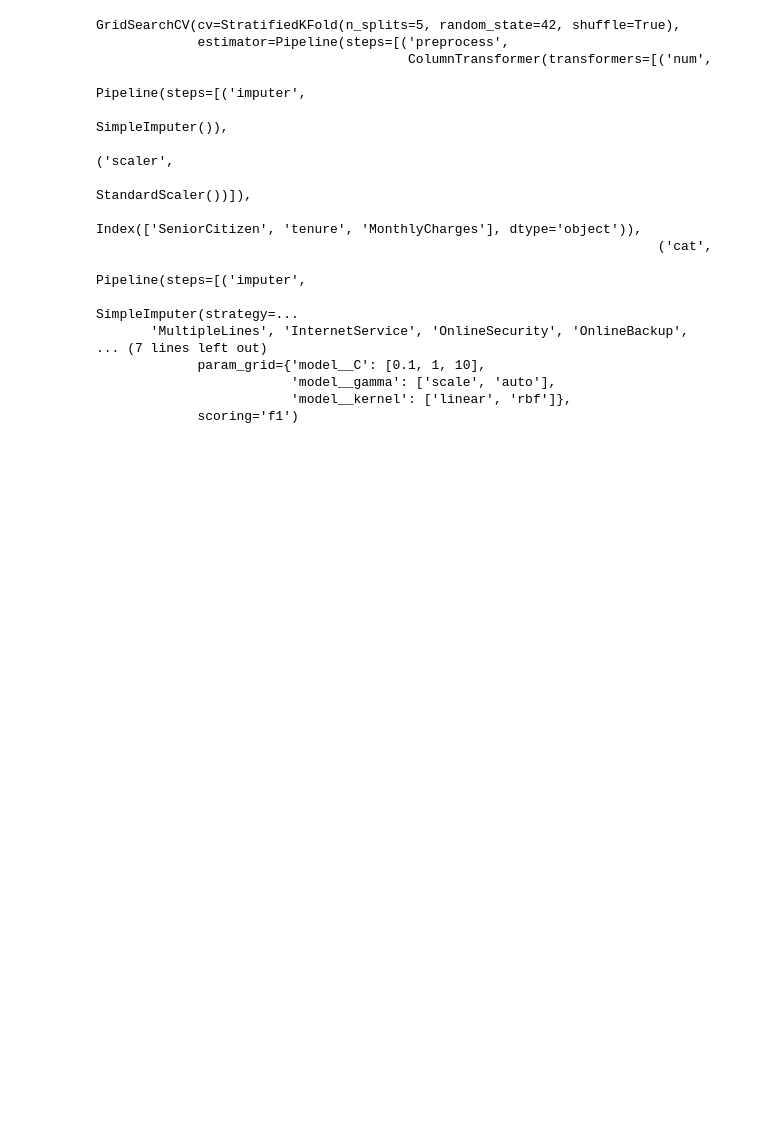
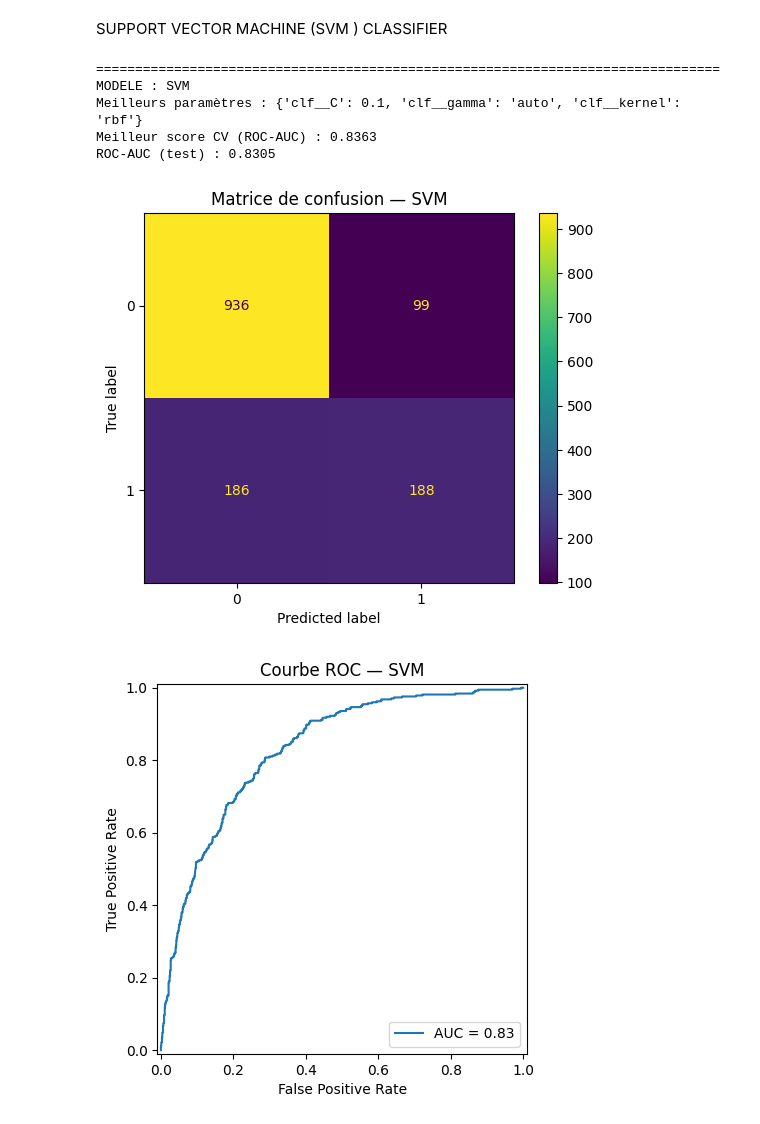
Before and after one commit to homba1999/ML, a Jupyter notebook: Projet churn.ipynb, the cells around one changed output. Drawn from its saved outputs; the diff is of its cells as text; code cells hidden in the pictures; blank space fills up the shorter version.

```diff
--- a/Projet churn.ipynb
+++ b/Projet churn.ipynb
@@ -23,11 +34,9 @@ import seaborn as sns
 # %%
 from google.colab import files
-uploaded = files.upload()
+uploaded = files.upload()  # upload WA_Fn-UseC_-Telco-Customer-Churn.xls
 
-df = pd.read_csv("WA_Fn-UseC_-Telco-Customer-Churn.csv")
-display(df.head())
-print("\nColonnes :")
-print(df.columns)
-print("\nShape :", df.shape)
+df = pd.read_excel("WA_Fn-UseC_-Telco-Customer-Churn.xls")
+print(df.shape)
+df.head()
 # %% [output]
 [interactive output not drawn]
@@ -87,0 +102,10 @@ print("\n Valeurs manquantes restantes (X) :", X.isna().sum().sum())
+# %%
+X = df.drop(columns=["Churn"])
+y = df["Churn"].astype(int)
+
+X_train, X_test, y_train, y_test = train_test_split(
+    X, y, test_size=0.2, random_state=42, stratify=y
+)
+
+print(X_train.shape, X_test.shape)
+print("Proportion churn=1 (train):", y_train.mean())
@@ -143,39 +183,39 @@ cv = StratifiedKFold(n_splits=5, shuffle=True, random_state=42)
+# %% [markdown]
+SUPPORT VECTOR MACHINE (SVM ) CLASSIFIER
 # %%
-svm_pipe = Pipeline([
+from sklearn.svm import SVC
+from sklearn.pipeline import Pipeline
+
+svm_pipeline = Pipeline(steps=[
     ("preprocess", preprocessor),
-    ("model", SVC(probability=True, random_state=42))
+    ("clf", SVC(probability=True, random_state=42))
 ])
 
-svm_grid = {
-    "model__C": [0.1, 1, 10],
-    "model__kernel": ["linear", "rbf"],
-    "model__gamma": ["scale", "auto"]
+svm_param_grid = {
+    "clf__C": [0.1, 1, 10],
+    "clf__kernel": ["rbf", "linear"],
+    "clf__gamma": ["scale", "auto"]
 }
 
-svm_search = GridSearchCV(
-    svm_pipe,
-    svm_grid,
-    cv=cv,
-    scoring="f1",
+svm_grid = GridSearchCV(
+    svm_pipeline,
+    svm_param_grid,
+    scoring="roc_auc",
+    cv=StratifiedKFold(5, shuffle=True, random_state=42),
     n_jobs=-1
 )
 
-svm_search.fit(X_train, y_train)
+svm_best, svm_auc = evaluate_best_model(
+    "SVM",
+    svm_grid,
+    X_train, y_train,
+    X_test, y_test
+)
 # %% [output]
-GridSearchCV(cv=StratifiedKFold(n_splits=5, random_state=42, shuffle=True),
-             estimator=Pipeline(steps=[('preprocess',
-                                        ColumnTransformer(transformers=[('num',
-                                                                         Pipeline(steps=[('imputer',
-                                                                                          SimpleImputer()),
-                                                                                         ('scaler',
-                                                                                          StandardScaler())]),
-                                                                         Index(['SeniorCitizen', 'tenure', 'MonthlyCharges'], dtype='object')),
-                                                                        ('cat',
-                                                                         Pipeline(steps=[('imputer',
-                                                                                          SimpleImputer(strategy=...
-       'MultipleLines', 'InternetService', 'OnlineSecurity', 'OnlineBackup',
-... (7 lines left out)
-             param_grid={'model__C': [0.1, 1, 10],
-                         'model__gamma': ['scale', 'auto'],
-                         'model__kernel': ['linear', 'rbf']},
-             scoring='f1')
+================================================================================
+MODELE : SVM
+Meilleurs paramètres : {'clf__C': 0.1, 'clf__gamma': 'auto', 'clf__kernel': 'rbf'}
+Meilleur score CV (ROC-AUC) : 0.8363
+ROC-AUC (test) : 0.8305
+[figure, added]
+[figure, added]
```
Also changed, not shown: parts of 25 cells of this notebook.
